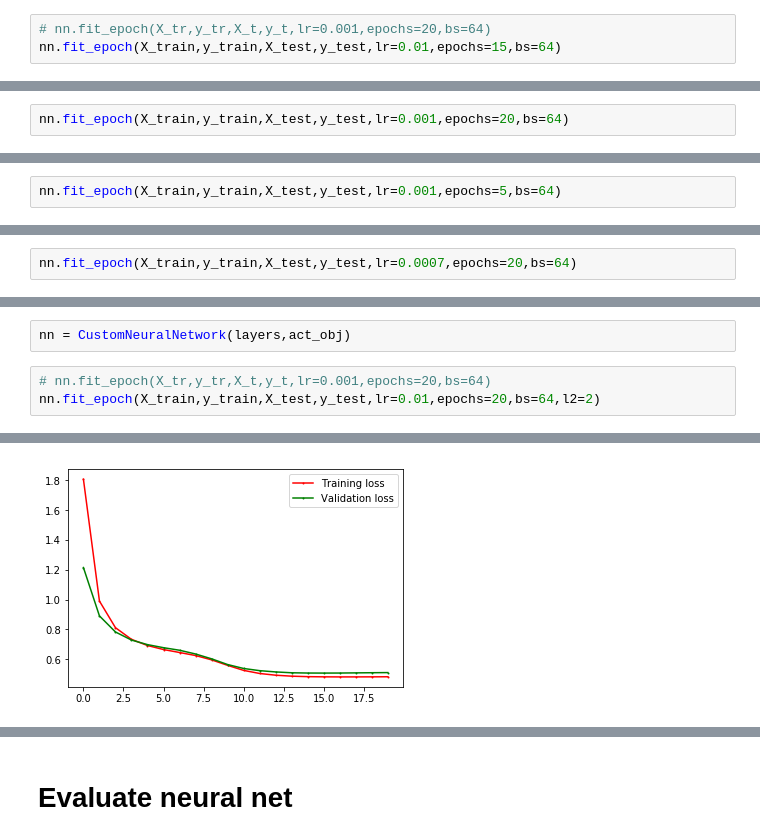
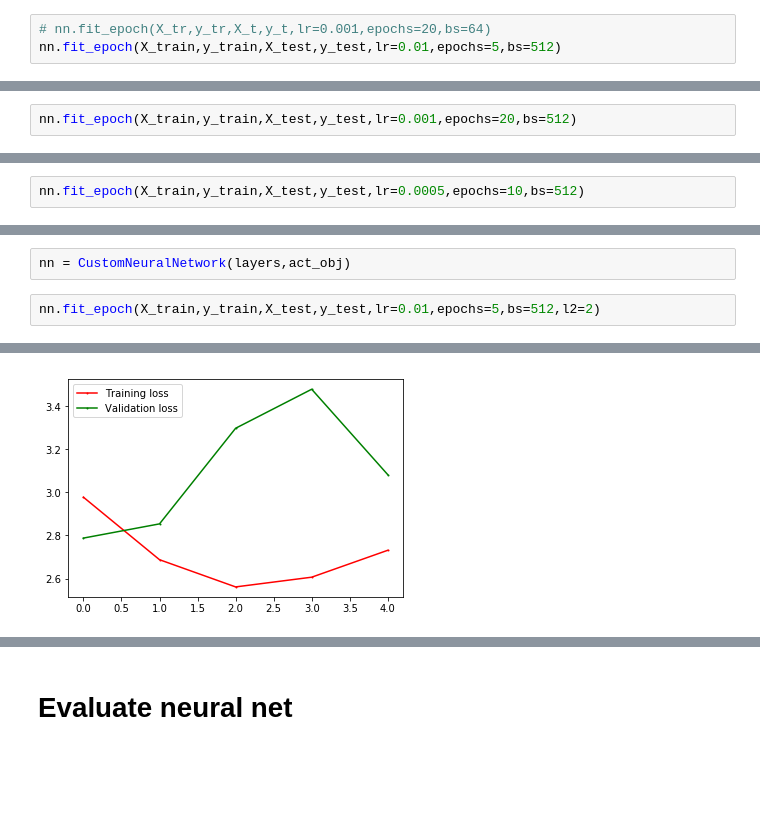
Before and after one commit to anhquan0412/basic_model_scratch, a Jupyter notebook: scratch_neural_net.ipynb, the cells around one changed output, grey strips where cells are left out. Drawn from its saved outputs; the diff is of its cells as text; blank space fills up the shorter version.

```diff
--- a/scratch_neural_net.ipynb
+++ b/scratch_neural_net.ipynb
@@ -106,5 +106,5 @@ nn = CustomNeuralNetwork(layers,act_obj)
 ## No l2 regularization (l2=0)
 # %%
 # nn.fit_epoch(X_tr,y_tr,X_t,y_t,lr=0.001,epochs=20,bs=64)
-nn.fit_epoch(X_train,y_train,X_test,y_test,lr=0.01,epochs=15,bs=64)
+nn.fit_epoch(X_train,y_train,X_test,y_test,lr=0.01,epochs=5,bs=512)
 # %% [output]
@@ -127,3 +117,3 @@ Epoch 15. Training loss: 0.6873070426138184, Val loss:0.7418387260465403
 # %%
-nn.fit_epoch(X_train,y_train,X_test,y_test,lr=0.001,epochs=20,bs=64)
+nn.fit_epoch(X_train,y_train,X_test,y_test,lr=0.001,epochs=20,bs=512)
 # %% [output]
@@ -151,3 +141,3 @@ Epoch 20. Training loss: 0.6433902182218271, Val loss:0.7089775116362501
 # %%
-nn.fit_epoch(X_train,y_train,X_test,y_test,lr=0.001,epochs=5,bs=64)
+nn.fit_epoch(X_train,y_train,X_test,y_test,lr=0.0005,epochs=10,bs=512)
 # %% [output]
@@ -160,2 +154,0 @@ Epoch 5. Training loss: 0.5487957066401439, Val loss:0.6252625333942159
-# %%
-nn.fit_epoch(X_train,y_train,X_test,y_test,lr=0.0007,epochs=20,bs=64)
@@ -186,6 +157,5 @@ Epoch 20. Training loss: 0.48829338040208986, Val loss:0.5849101872320148
 # %%
 nn = CustomNeuralNetwork(layers,act_obj)
 # %%
-# nn.fit_epoch(X_tr,y_tr,X_t,y_t,lr=0.001,epochs=20,bs=64)
-nn.fit_epoch(X_train,y_train,X_test,y_test,lr=0.01,epochs=20,bs=64,l2=2)
+nn.fit_epoch(X_train,y_train,X_test,y_test,lr=0.01,epochs=5,bs=512,l2=2)
 # %% [output]
@@ -212,2 +167,2 @@ Epoch 20. Training loss: 0.48256288041081236, Val loss:0.510574330341404
-[figure, old version]
+[figure, new version]
 # %%
```
Also changed, not shown: parts of 30 cells of this notebook, 2 other files.
